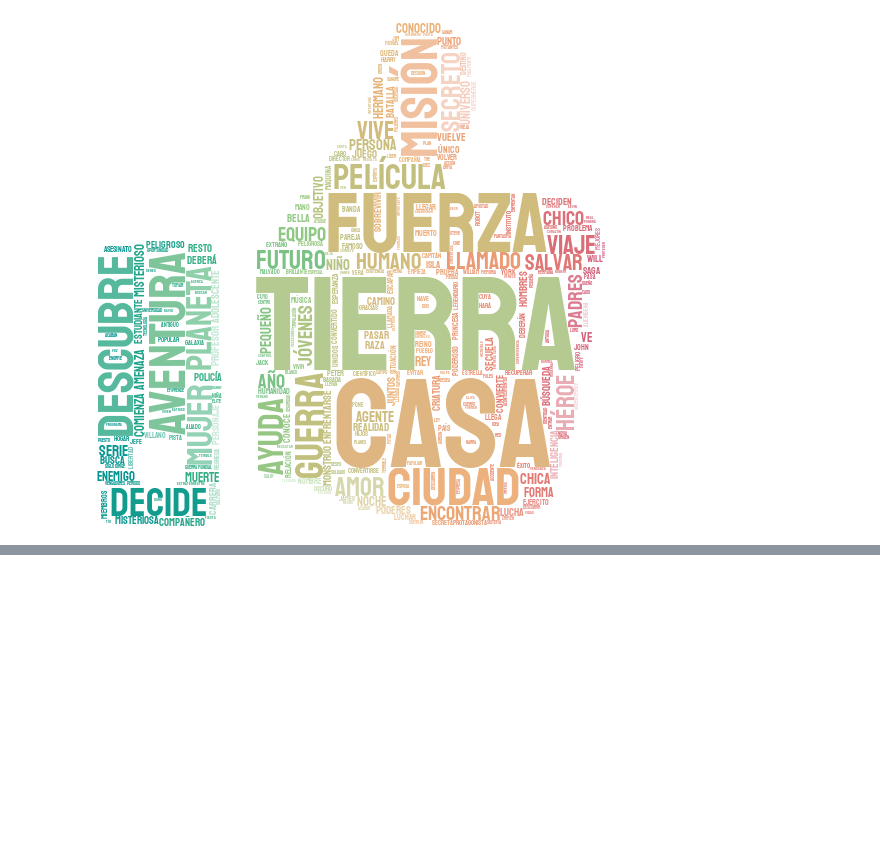
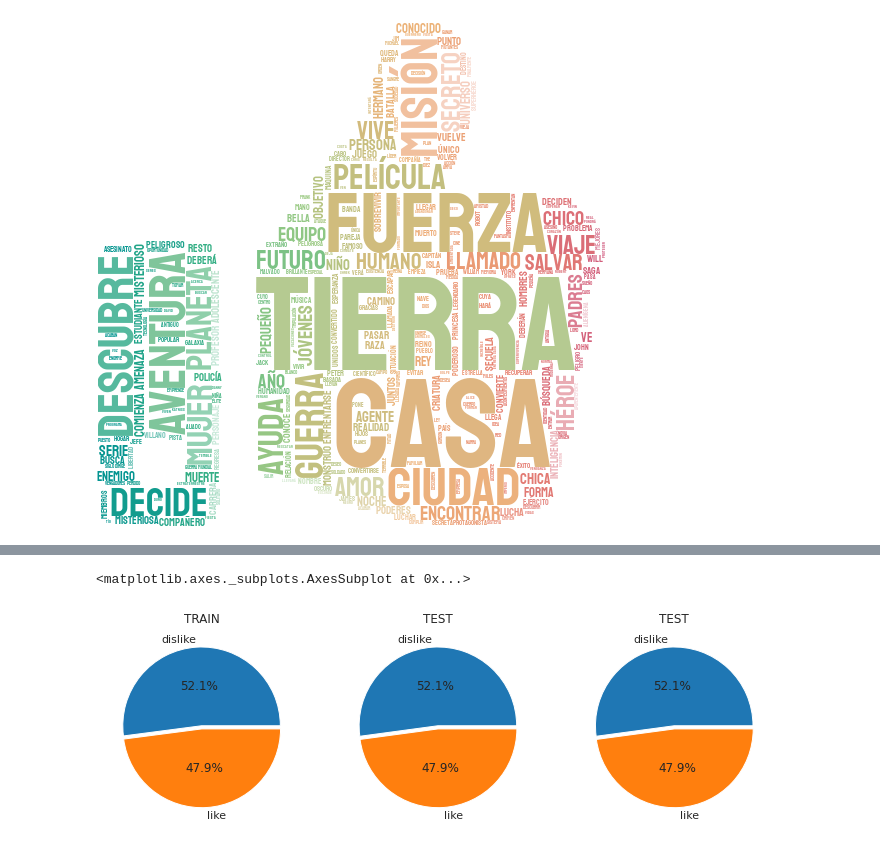
Before and after one commit to Jaimemorillo/ShouldIwatchThisMovie, a Jupyter notebook: memoria_data_antes.ipynb, the cells around one changed output, grey strips where cells are left out. Saved outputs shown, nothing was run; the diff lists cells and outputs as text; code cells hidden in the pictures; blank space fills up the shorter version.

```diff
--- a/memoria_data_antes.ipynb
+++ b/memoria_data_antes.ipynb
@@ -256,0 +297,23 @@ Image('/content/word_cloud_1.png')
+# %%
+fig, (ax1, ax2, ax3) = plt.subplots(nrows=1, ncols=3)
+
+y_train.value_counts().plot(kind='pie', autopct="%.1f%%",
+                            pctdistance=0.5, explode=[0.02]*2,
+                            labels=['dislike', 'like'],
+                            title='TRAIN', figsize=(12,12),
+                            ylabel='', ax=ax1, startangle=0)
+
+y_test.value_counts().plot(kind='pie', autopct="%.1f%%",
+                            pctdistance=0.5, explode=[0.02]*2,
+                            labels=['dislike', 'like'],
+                            title='TEST',
+                            ylabel='', ax=ax2, startangle=0)
+
+y_val.value_counts().plot(kind='pie', autopct="%.1f%%",
+                            pctdistance=0.5, explode=[0.02]*2,
+                            labels=['dislike', 'like'],
+                            title='TEST',
+                            ylabel='', ax=ax3, startangle=0)
+# %% [output]
+<matplotlib.axes._subplots.AxesSubplot at 0x...>
+[figure, added]
```
Also changed, not shown: parts of 10 cells of this notebook.
